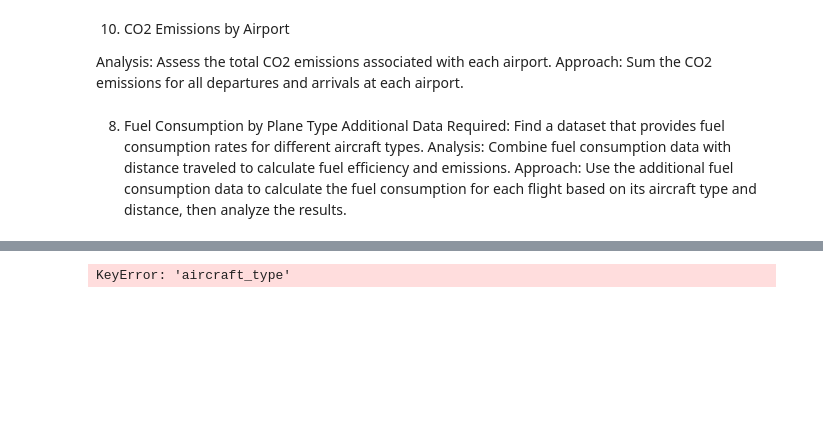
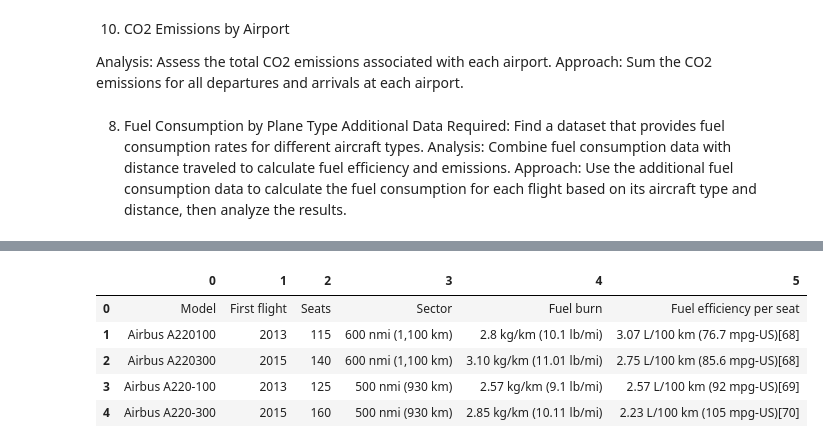
Before and after one commit to Josepdmo/Sky_Track_Project, a Jupyter notebook: Main.ipynb, the cells around one changed output, grey strips where cells are left out. Drawn from its saved outputs; the diff is of its cells as text; code cells hidden in the pictures; blank space fills up the shorter version.

```diff
--- a/Main.ipynb
+++ b/Main.ipynb
@@ -471,8 +494,23 @@ display(fuel_consumption_df)
+# %%
+# Rename columns in preparation to merge with the main dataframe
+fuel_consumption_df.rename(columns={
+    'Model': 'aircraft_type',
+    'Sector': 'sector',
+    'Fuel burn': 'fuel_burn',
+    'Fuel efficiency per seat': 'fuel_efficiency_per_seat'
+}, inplace=True)
+
+display(fuel_consumption_df.head())
+# %% [output]
+|  | 0 | 1 | 2 | 3 | 4 | 5 |
+| 0 | Model | First flight | Seats | Sector | Fuel burn | Fuel efficiency per seat |
+| 1 | Airbus A220100 | 2013 | 115 | 600 nmi (1,100 km) | 2.8 kg/km (10.1 lb/mi) | 3.07 L/100 km (76.7 mpg‑US)[68] |
+| 2 | Airbus A220300 | 2015 | 140 | 600 nmi (1,100 km) | 3.10 kg/km (11.01 lb/mi) | 2.75 L/100 km (85.6 mpg‑US)[68] |
+| 3 | Airbus A220-100 | 2013 | 125 | 500 nmi (930 km) | 2.57 kg/km (9.1 lb/mi) | 2.57 L/100 km (92 mpg‑US)[69] |
+| 4 | Airbus A220-300 | 2015 | 160 | 500 nmi (930 km) | 2.85 kg/km (10.11 lb/mi) | 2.23 L/100 km (105 mpg‑US)[70] |
 # %%
-# Merge the main dataset with the fuel consumption data based on 'aircraft_type'
-merged_df = pd.merge(df, fuel_consumption_df, on='aircraft_type', how='left')
+# # Merge the main dataset with the fuel consumption data based on 'aircraft_type'
+# merged_df = pd.merge(df, fuel_consumption_df, on='aircraft_type', how='left')
 
-# Display the first few rows of the merged dataset to ensure integration was successful
-print(merged_df.head())
+# # Display the first few rows of the merged dataset to ensure integration was successful
+# print(merged_df.head())
-# %% [output]
-KeyError: 'aircraft_type'
```
Also changed, not shown: parts of 4 cells of this notebook.
